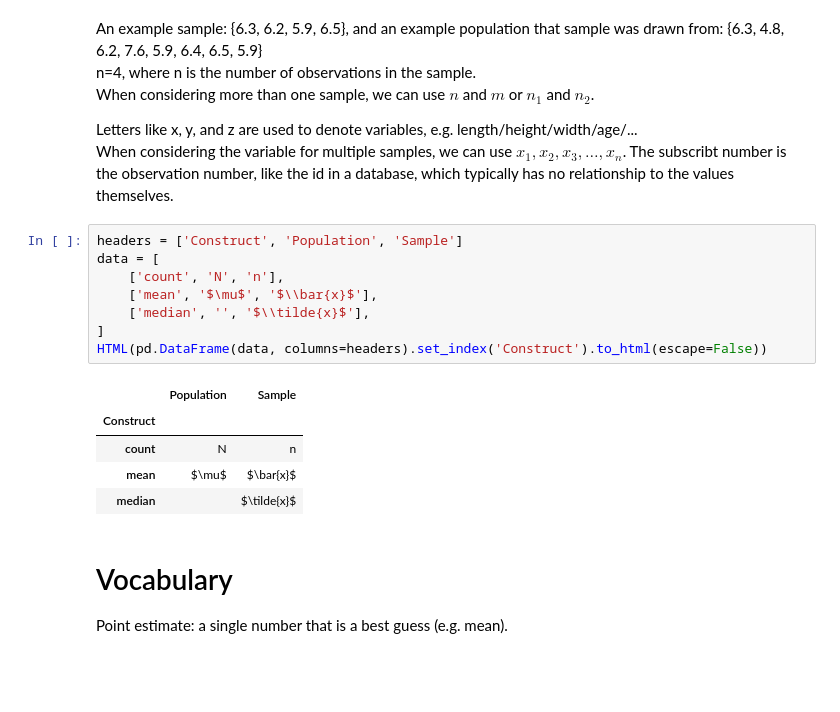
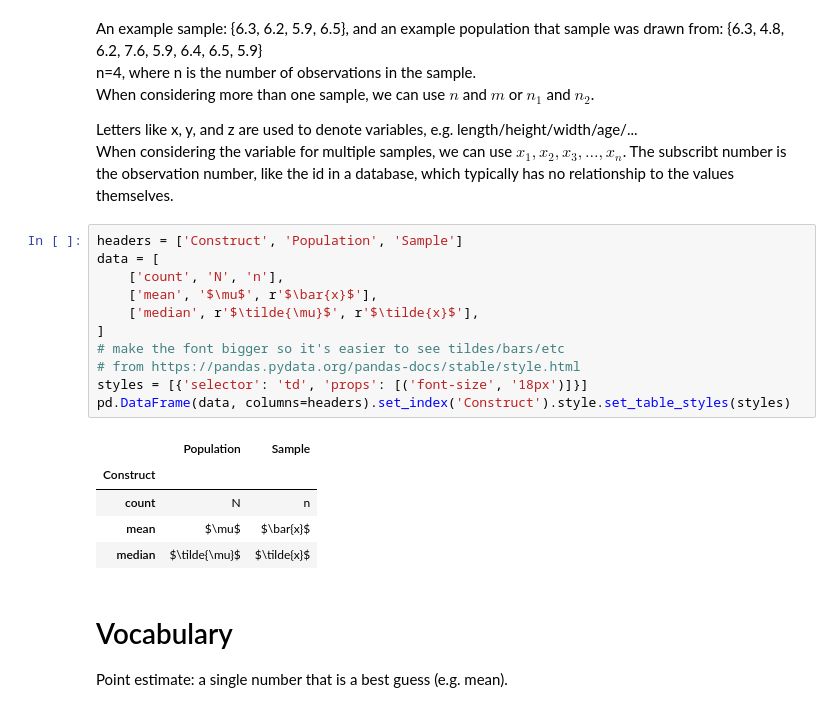
Before and after one commit to mica5/statistics, a Jupyter notebook: statistics.ipynb, the cells around one changed output. Cells and saved outputs as stored; diff of their text form; blank space fills up the shorter version.

```diff
--- a/statistics.ipynb
+++ b/statistics.ipynb
@@ -93,17 +95,20 @@ When considering the variable for multiple samples, we can use $x_1, x_2, x_3, \
 # %%
 headers = ['Construct', 'Population', 'Sample']
 data = [
     ['count', 'N', 'n'],
-    ['mean', '$\mu$', '$\\bar{x}$'],
-    ['median', '', '$\\tilde{x}$'],
+    ['mean', '$\mu$', r'$\bar{x}$'],
+    ['median', r'$\tilde{\mu}$', r'$\tilde{x}$'],
 ]
-HTML(pd.DataFrame(data, columns=headers).set_index('Construct').to_html(escape=False))
+# make the font bigger so it's easier to see tildes/bars/etc
+# from https://pandas.pydata.org/pandas-docs/stable/style.html
+styles = [{'selector': 'td', 'props': [('font-size', '18px')]}]
+pd.DataFrame(data, columns=headers).set_index('Construct').style.set_table_styles(styles)
 # %% [output]
 |  | Population | Sample |
 | Construct |  |  |
 | count | N | n |
 | mean | $\mu$ | $\bar{x}$ |
-| median |  | $\tilde{x}$ |
+| median | $\tilde{\mu}$ | $\tilde{x}$ |
 # %% [markdown]
 # Vocabulary
 
```
Also changed, not shown: parts of 12 cells of this notebook.
